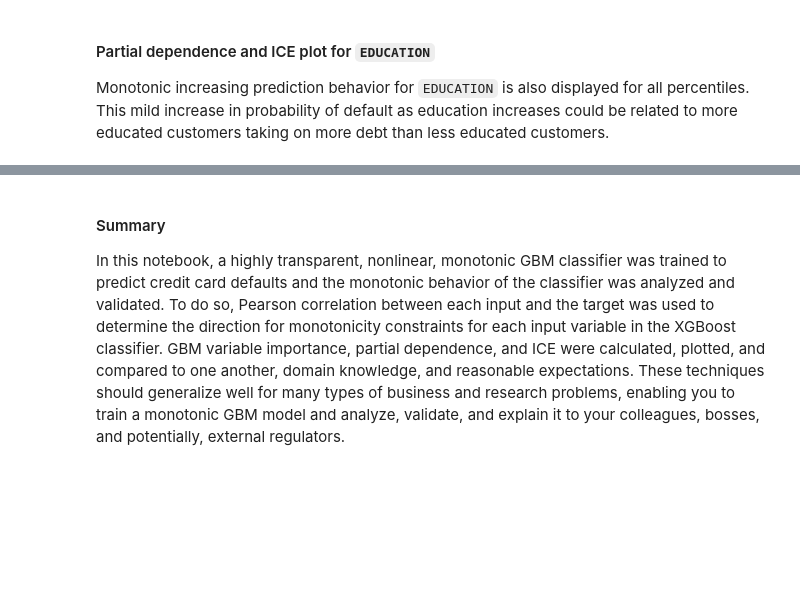
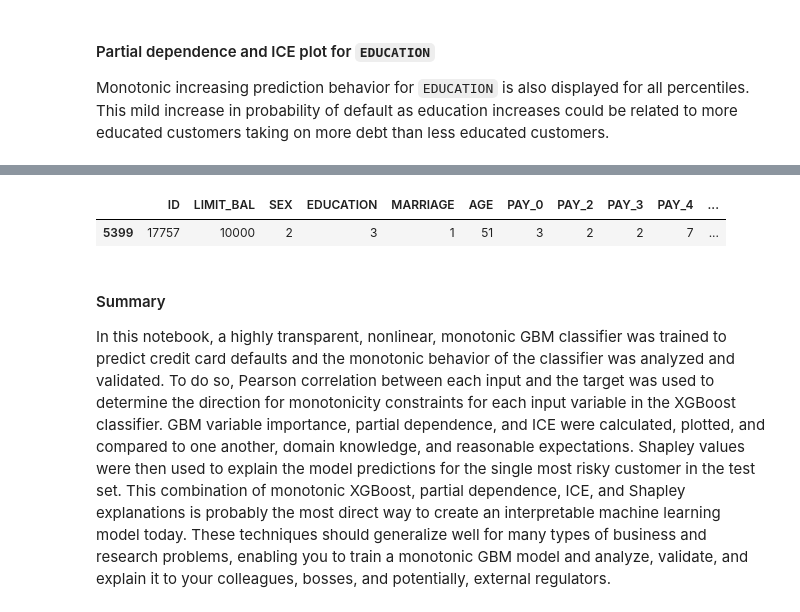
Before and after one commit to jphall663/interpretable_machine_learning_with_python, a Jupyter notebook: xgboost_pdp_ice.ipynb, the cells around one changed output, grey strips where cells are left out. Drawn from its saved outputs; the diff is of its cells as text; code cells hidden in the pictures; blank space fills up the shorter version.

Commit message:
add shapley to xgboost notebook

```diff
--- a/xgboost_pdp_ice.ipynb
+++ b/xgboost_pdp_ice.ipynb
@@ -518,4 +543,9 @@ _ = s_df[:5].plot(kind='bar',
+# %%
+row # helps understand reason codes
+# %% [output]
+|  | ID | LIMIT_BAL | SEX | EDUCATION | MARRIAGE | AGE | PAY_0 | PAY_2 | PAY_3 | PAY_4 | ... |
+| 5399 | 17757 | 10000 | 2 | 3 | 1 | 51 | 3 | 2 | 2 | 7 | ... |
 # %% [markdown]
 #### Summary
 
-In this notebook, a highly transparent, nonlinear, monotonic GBM classifier was trained to predict credit card defaults and the monotonic behavior of the classifier was analyzed and validated. To do so, Pearson correlation between each input and the target was used to determine the direction for monotonicity constraints for each input variable in the XGBoost classifier. GBM variable importance, partial dependence, and ICE were calculated, plotted, and compared to one another, domain knowledge, and reasonable expectations. These techniques should generalize well for many types of business and research problems, enabling you to train a monotonic GBM model and analyze, validate, and explain it to your colleagues, bosses, and potentially, external regulators.
+In this notebook, a highly transparent, nonlinear, monotonic GBM classifier was trained to predict credit card defaults and the monotonic behavior of the classifier was analyzed and validated. To do so, Pearson correlation between each input and the target was used to determine the direction for monotonicity constraints for each input variable in the XGBoost classifier. GBM variable importance, partial dependence, and ICE were calculated, plotted, and compared to one another, domain knowledge, and reasonable expectations. Shapley values were then used to explain the model predictions for the single most risky customer in the test set. This combination of monotonic XGBoost, partial dependence, ICE, and Shapley explanations is probably the most direct way to create an interpretable machine learning model today. These techniques should generalize well for many types of business and research problems, enabling you to train a monotonic GBM model and analyze, validate, and explain it to your colleagues, bosses, and potentially, external regulators.
```
Also changed, not shown: parts of 24 cells of this notebook.
